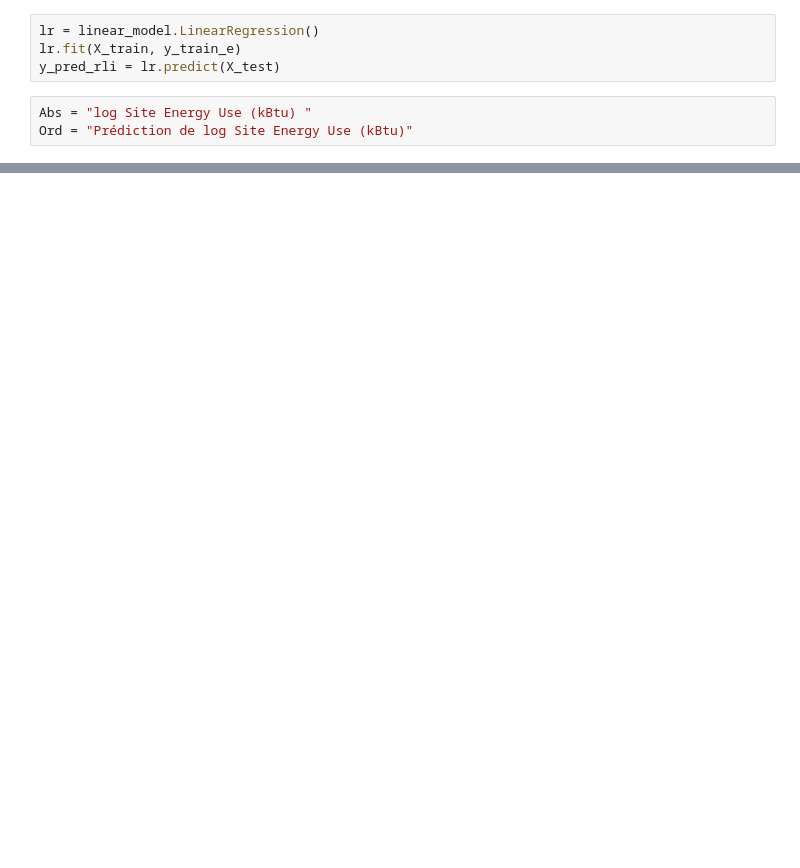
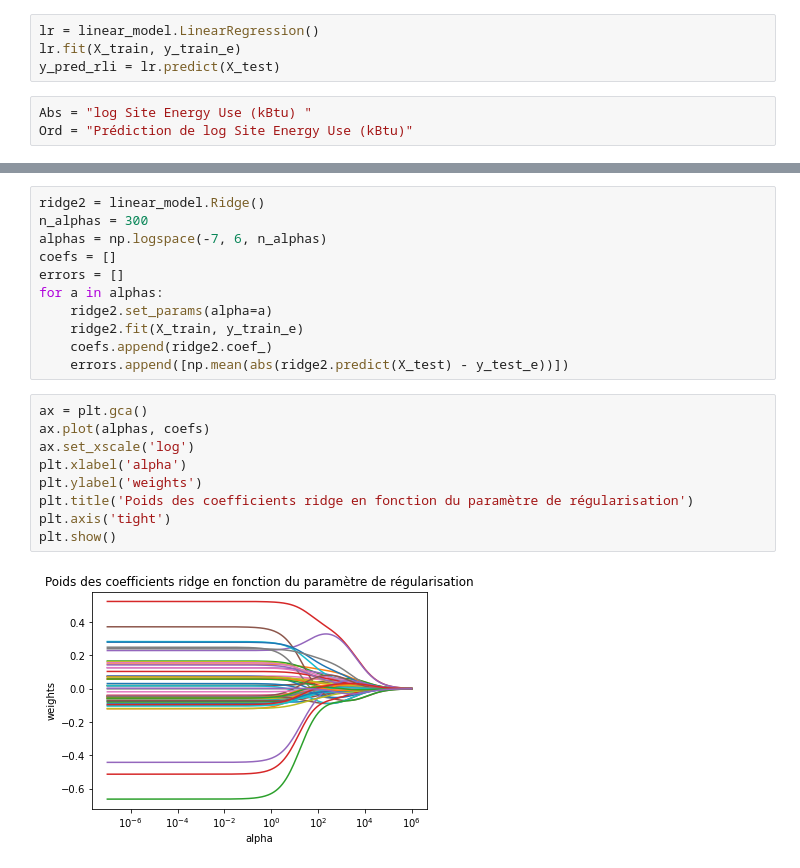
Before and after one commit to ThomasFavrel/OC-P4, a Jupyter notebook: p4_modelisation.ipynb, the cells around one changed output, grey strips where cells are left out. Drawn from its saved outputs; the diff is of its cells as text; blank space fills up the shorter version.

Commit message:
add model

```diff
--- a/p4_modelisation.ipynb
+++ b/p4_modelisation.ipynb
@@ -144,0 +160,22 @@ RMSE : 28649211.1735
+# %%
+ridge2 = linear_model.Ridge()
+n_alphas = 300
+alphas = np.logspace(-7, 6, n_alphas)
+coefs = []
+errors = []
+for a in alphas:
+    ridge2.set_params(alpha=a)
+    ridge2.fit(X_train, y_train_e)
+    coefs.append(ridge2.coef_)
+    errors.append([np.mean(abs(ridge2.predict(X_test) - y_test_e))])
+# %%
+ax = plt.gca()
+ax.plot(alphas, coefs)
+ax.set_xscale('log')
+plt.xlabel('alpha')
+plt.ylabel('weights')
+plt.title('Poids des coefficients ridge en fonction du paramètre de régularisation')
+plt.axis('tight')
+plt.show()
+# %% [output]
+[figure, added]
```
Also changed, not shown: parts of 44 cells of this notebook, 3 other files.
